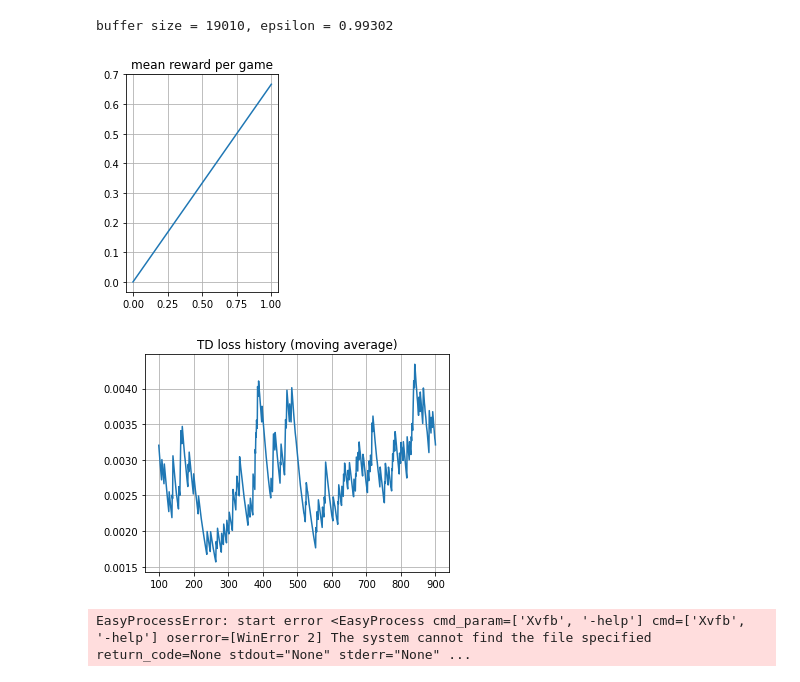
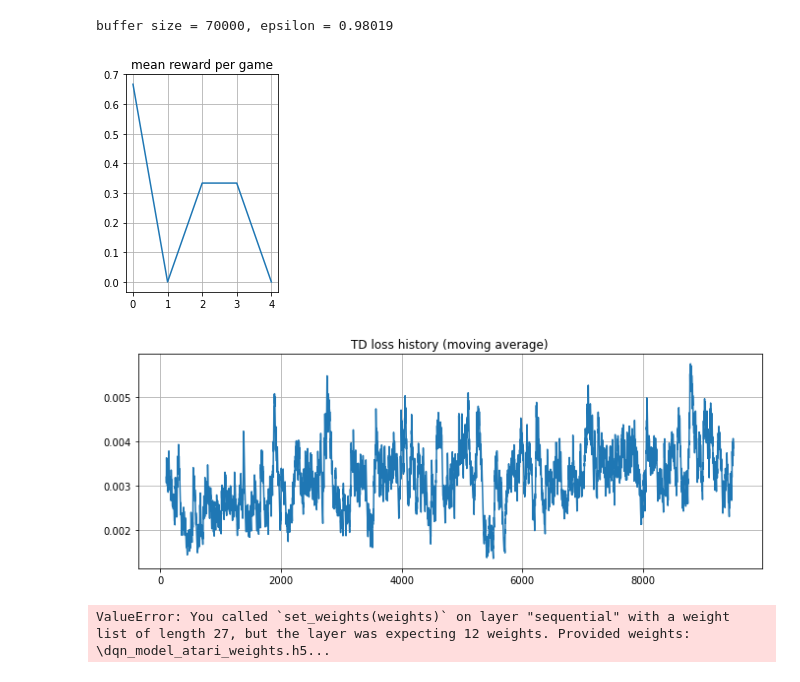
Before and after one commit to JohnMags99/Pong_DQN, a Jupyter notebook: DQN.ipynb, the cells around one changed output. Drawn from its saved outputs; the diff is of its cells as text; code cells hidden in the pictures.

Commit message:
- Added comments and adjusted graphs

```diff
--- a/DQN.ipynb
+++ b/DQN.ipynb
@@ -1,5 +1,4 @@
 # %%
-from tensorflow._api.v2.compat.v1 import compat
 from gym.spaces import Box
 from gym import ObservationWrapper, Wrapper
 import gym
@@ -10,18 +9,19 @@ import cv2
 from keras.layers import Conv2D, Flatten
 import matplotlib.pyplot as plt
 class PreprocessImage(ObservationWrapper):
+    #TENSOR V1 was used for this process
     def __init__(self, env):
         ObservationWrapper.__init__(self, env)
         self.img_size = (84,84)
         self.observation_space = Box(0.0, 1.0, (self.img_size[0], self.img_size[1], 1))
 
+    #Take observation of image
     def observation(self, img):
         img = img[34:-16, :, :]
         img = cv2.resize(img, self.img_size)
         img = img.mean(-1, keepdims=True)
         img = img.astype('float32') / 255.
         return img
-
 class FrameBuffer(Wrapper):
     def __init__(self, env, n_frames=4, dim_order ='tensorflow'):
         super(FrameBuffer, self).__init__(env)
@@ -32,17 +32,19 @@ class FrameBuffer(Wrapper):
         self.observation_space = Box(0.0, 1.0, obs_shape)
         self.framebuffer = np.zeros(obs_shape, 'float32')
 
+    #Resets framebuffer
     def reset(self):
         self.framebuffer = np.zeros_like(self.framebuffer)
         self.update_buffer(self.env.reset())
         return self.framebuffer
 
     def step(self, action):
-        """plays breakout for 1 step, returns frame buffer"""
+        #Play one step and update framebuffer
         new_img, reward, done, info = self.env.step(action)
         self.update_buffer(new_img)
         return self.framebuffer, reward, done, info
 
+    #Updat frame buffer with next set of frames
     def update_buffer(self, img):
         if self.dim_order == 'tensorflow':
             offset = self.env.observation_space.shape[-1]
@@ -257,56 +277,60 @@ moving_average = lambda x, span, **kw: DataFrame({'x':np.asarray(x)}).x.ewm(span
 mean_rw_history = []
 td_loss_history = []
 # %%
-from pyvirtualdisplay import Display
 
+
+#Train for n amount of epochs
 dqn_agent.epsilon=1
-for i in trange(1000):
+for i in trange(10000):
 
-    # play
+    #Record training data
     record(dqn_agent, env, exp_replay, 10)
 
     # train the network
     _, loss_t = session.run([train_step, td_loss], sample_batch(exp_replay, batch_size=32))
     td_loss_history.append(loss_t)
 
-    # adjust agent parameters
-    if i % 150 == 0:
+    # Adjust parameters during training stage
+    if i % 500 == 0:
         load_target_agent(dqn_agent, target_agent)
         # reduce epsilon in every iteration until it reaches 1%
         dqn_agent.epsilon = max(dqn_agent.epsilon * 0.999, 0.01)
     #vdisplay.stop()
 
 
-    if i % 500 == 0:
-      #uncomment to store agent's weights every some iterations
-#         agent.network.save_weights('/dqn_model_atari_weights.h5')
+    if i % 2000 == 0:
+        dqn_agent.model.save_weights('\dqn_model_atari_weights.h5')
         mean_rw_history.append(train(make_env(), dqn_agent, num_games=3))
 
-    if i % 150 == 0:
+    if i % 500 == 0:
         # plot mean reward per game and TD loss history
         clear_output(True)
         print("buffer size = %i, epsilon = %.5f" % (len(exp_replay), dqn_agent.epsilon))
 
         plt.subplot(1,2,1)
         plt.title("mean reward per game")
         plt.plot(mean_rw_history)
         plt.grid()
 
         assert not np.isnan(loss_t)
-        plt.figure(figsize=[12, 4])
+        plt.figure(figsize=[25, ])
         plt.subplot(1,2,2)
         plt.title("TD loss history (moving average)")
         plt.plot(moving_average(np.array(td_loss_history), span=100, min_periods=100))
         plt.grid()
         plt.show()
 # %% [output]
-buffer size = 19010, epsilon = 0.99302
+buffer size = 70000, epsilon = 0.98019
-[figure, old version]
+[figure, new version]
-[figure, old version]
+[figure, new version]
 # %%
-vdisplay = Display()
-vdisplay.start()
+#Using python-display library to showcase play after training
+from pyvirtualdisplay import Display
+# Use of WSL to view live play
+#vdisplay = Display()
+#vdisplay.start()
+dqn_agent.model.set_weights('\dqn_model_atari_weights.h5')
 sessions = [train(env, dqn_agent, num_games=1) for _ in range(1)]
-vdisplay.stop()
+#vdisplay.stop()
 # %% [output]
-EasyProcessError: start error <EasyProcess cmd_param=['Xvfb', '-help'] cmd=['Xvfb', '-help'] oserror=[WinError 2] The system cannot find the file specified return_code=None stdout="None" stderr="None" ...
+ValueError: You called `set_weights(weights)` on layer "sequential" with a weight list of length 27, but the layer was expecting 12 weights. Provided weights: \dqn_model_atari_weights.h5...
```
Also changed, not shown: parts of 6 cells of this notebook.
